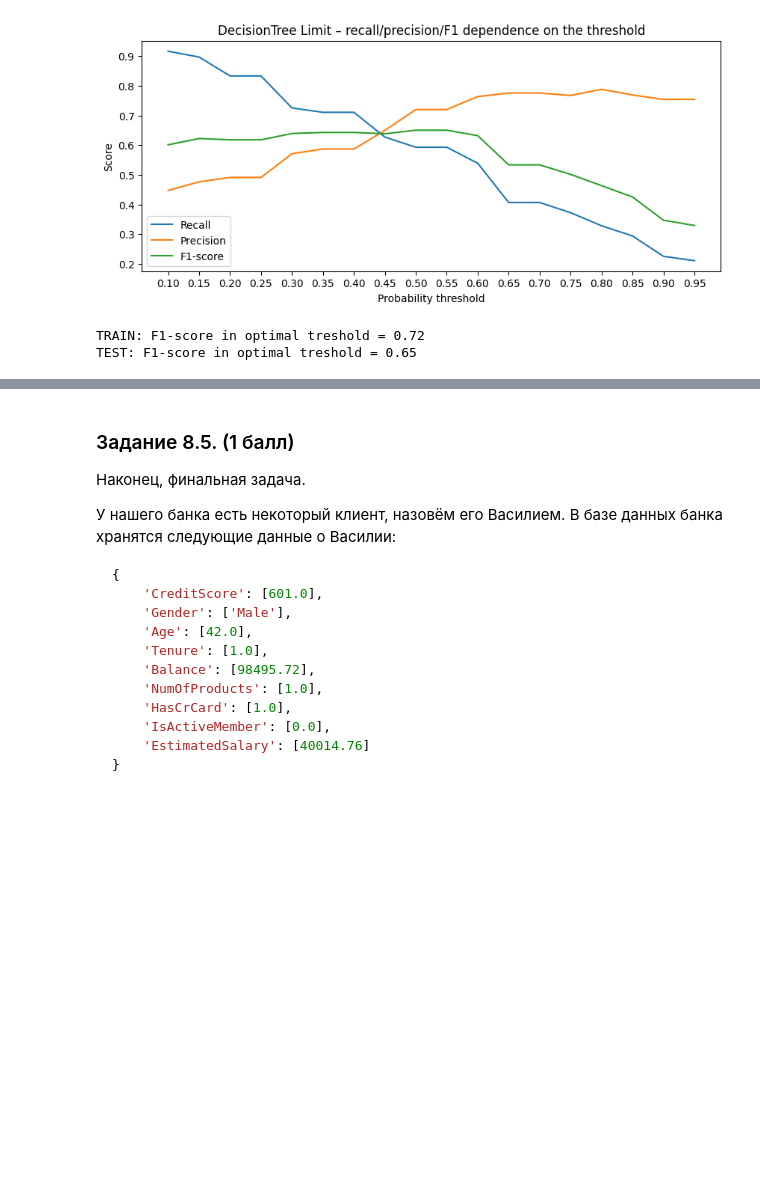
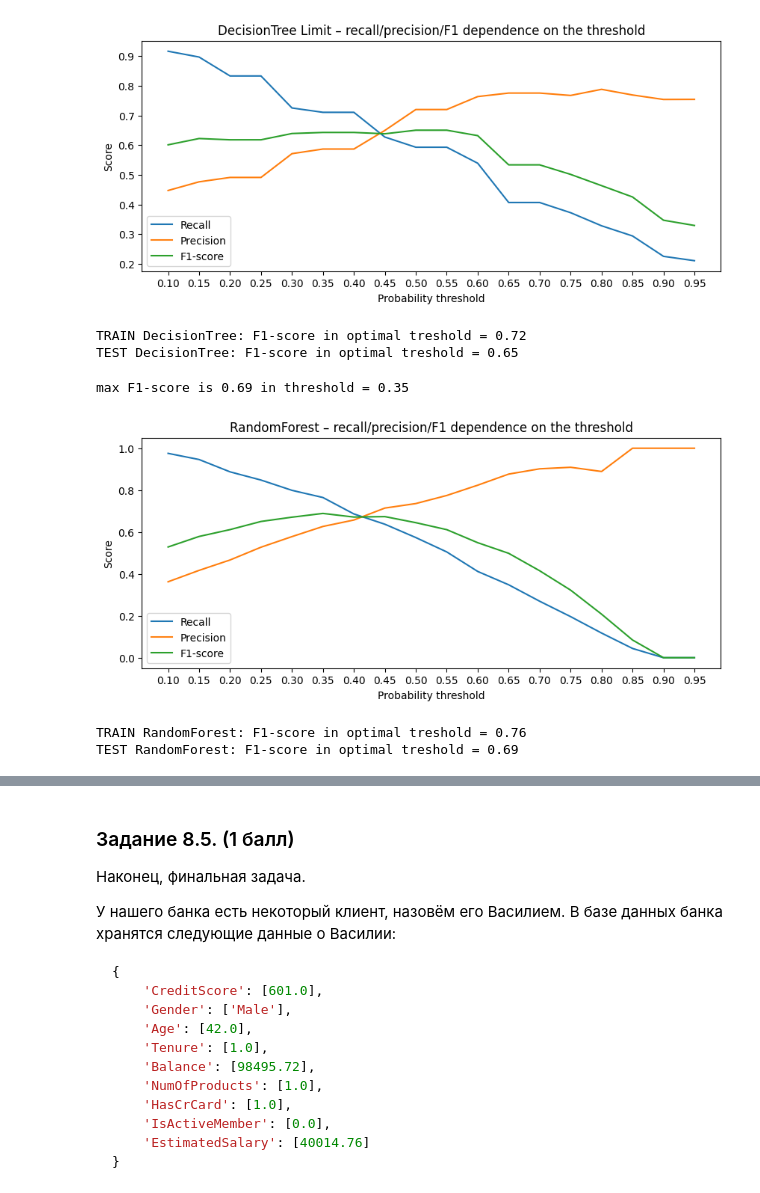
Before and after one commit to botovalex/SFDC, a Jupyter notebook: ML/ML3_Практика._Ноутбук-abotov.ipynb, the cells around one changed output, grey strips where cells are left out. Cells and saved outputs as stored; diff of their text form; code cells hidden in the pictures; blank space fills up the shorter version.

```diff
--- a/ML/ML3_Практика._Ноутбук-abotov.ipynb
+++ b/ML/ML3_Практика._Ноутбук-abotov.ipynb
@@ -967,13 +967,40 @@ max F1-score is 0.65 in threshold = 0.50
 # TRAIN
 y_train_dt_pred = pd.Series(dt_clf_limit.predict_proba(X_train)[:, 1])
 y_train_dt_pred_opt = y_train_dt_pred.apply(lambda x: 1 if x > threshold_dt_opt else 0)
-print('TRAIN: F1-score in optimal treshold = {:.2f}'.format(metrics.f1_score(y_train, y_train_dt_pred_opt)))
+print('TRAIN DecisionTree: F1-score in optimal treshold = {:.2f}'.format(metrics.f1_score(y_train, y_train_dt_pred_opt)))
 
 # TEST
 y_test_dt_proba_opt = y_test_dt_proba.apply(lambda x: 1 if x > threshold_dt_opt else 0)
-print('TEST: F1-score in optimal treshold = {:.2f}'.format(metrics.f1_score(y_test, y_test_dt_proba_opt)))
+print('TEST DecisionTree: F1-score in optimal treshold = {:.2f}'.format(metrics.f1_score(y_test, y_test_dt_proba_opt)))
 # %% [output]
-TRAIN: F1-score in optimal treshold = 0.72
-TEST: F1-score in optimal treshold = 0.65
+TRAIN DecisionTree: F1-score in optimal treshold = 0.72
+TEST DecisionTree: F1-score in optimal treshold = 0.65
+# %%
+# так как Случайный лес показал близкие к DecisionTree метрики, то проверим подбор порогов вероятности и на этой модели
+# Делаем предсказание вероятности оттока для каждого клиента из тестовой выборки
+y_test_rf_proba = pd.Series(rf_clf.predict_proba(X_test)[:, 1])
+test_rf_proba_f1 = thresholds_metrics(y_test, y_test_rf_proba, title='RandomForest')
+
+threshold_rf_opt = max(test_rf_proba_f1, key=test_rf_proba_f1.get)
+print('max F1-score is {:.2f} in threshold = {:.2f}'.format(
+    max(test_rf_proba_f1.values()),
+    threshold_rf_opt
+))
+# %% [output]
+max F1-score is 0.69 in threshold = 0.35
+[figure, added]
+# %%
+# вручную определяем все предсказания модели rf_clf согласно оптимальному порогу вероятности
+# TRAIN
+y_train_rf_pred = pd.Series(rf_clf.predict_proba(X_train)[:, 1])
+y_train_rf_pred_opt = y_train_rf_pred.apply(lambda x: 1 if x > threshold_rf_opt else 0)
+print('TRAIN RandomForest: F1-score in optimal treshold = {:.2f}'.format(metrics.f1_score(y_train, y_train_rf_pred_opt)))
+
+# TEST
+y_test_rf_proba_opt = y_test_rf_proba.apply(lambda x: 1 if x > threshold_rf_opt else 0)
+print('TEST RandomForest: F1-score in optimal treshold = {:.2f}'.format(metrics.f1_score(y_test, y_test_rf_proba_opt)))
+# %% [output]
+TRAIN RandomForest: F1-score in optimal treshold = 0.76
+TEST RandomForest: F1-score in optimal treshold = 0.69
 # %% [markdown]
 > Ваши выводы и рассуждения — *здесь*
```
Also changed, not shown: parts of 4 cells of this notebook.
